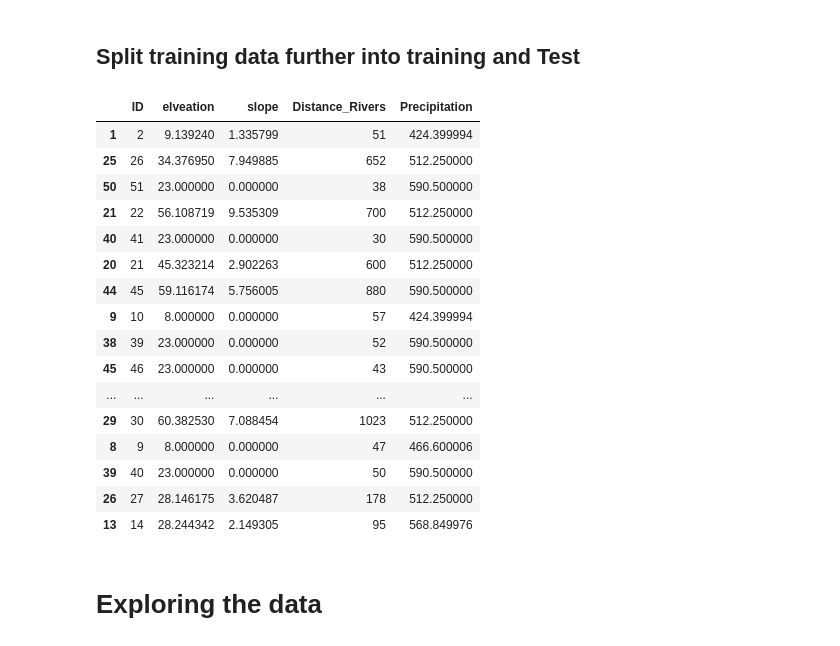
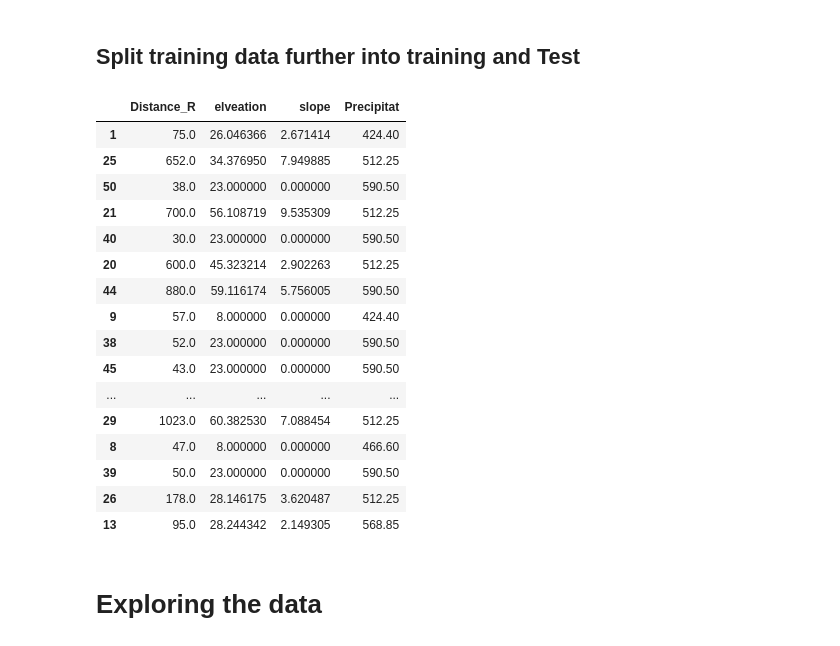
Before and after one commit to msiam14/ML-GIS-flood-prone, a Jupyter notebook: Flood.ipynb, the cells around one changed output. Drawn from its saved outputs; the diff is of its cells as text; code cells hidden in the pictures.

```diff
--- a/Flood.ipynb
+++ b/Flood.ipynb
@@ -6,6 +8,6 @@ import seaborn as sns
 # %% [markdown]
 ## Loading Data
 # %%
-df = pd.read_csv(r"flood4.csv")
+df = geopandas.read_file("data.shp")
 df.head(5)
 # %% [output]
@@ -21,27 +29,27 @@ df.head(5)
 from sklearn.model_selection import train_test_split
 # %%
 y = df['flood']
-x = df.drop (['flood'], axis = 1)
+x = df[["Distance_R" , "elveation" , "slope", "Precipitat"]]
 X_train, X_test, y_train, y_test= train_test_split(x, y, test_size = 0.30, random_state =55)
 X_train
 # %% [output]
-|  | ID | elveation | slope | Distance_Rivers | Precipitation |
-| 1 | 2 | 9.139240 | 1.335799 | 51 | 424.399994 |
-| 25 | 26 | 34.376950 | 7.949885 | 652 | 512.250000 |
-| 50 | 51 | 23.000000 | 0.000000 | 38 | 590.500000 |
-| 21 | 22 | 56.108719 | 9.535309 | 700 | 512.250000 |
-| 40 | 41 | 23.000000 | 0.000000 | 30 | 590.500000 |
-| 20 | 21 | 45.323214 | 2.902263 | 600 | 512.250000 |
-| 44 | 45 | 59.116174 | 5.756005 | 880 | 590.500000 |
-| 9 | 10 | 8.000000 | 0.000000 | 57 | 424.399994 |
-| 38 | 39 | 23.000000 | 0.000000 | 52 | 590.500000 |
-| 45 | 46 | 23.000000 | 0.000000 | 43 | 590.500000 |
-| ... | ... | ... | ... | ... | ... |
-| 29 | 30 | 60.382530 | 7.088454 | 1023 | 512.250000 |
-| 8 | 9 | 8.000000 | 0.000000 | 47 | 466.600006 |
-| 39 | 40 | 23.000000 | 0.000000 | 50 | 590.500000 |
-| 26 | 27 | 28.146175 | 3.620487 | 178 | 512.250000 |
-| 13 | 14 | 28.244342 | 2.149305 | 95 | 568.849976 |
+|  | Distance_R | elveation | slope | Precipitat |
+| 1 | 75.0 | 26.046366 | 2.671414 | 424.40 |
+| 25 | 652.0 | 34.376950 | 7.949885 | 512.25 |
+| 50 | 38.0 | 23.000000 | 0.000000 | 590.50 |
+| 21 | 700.0 | 56.108719 | 9.535309 | 512.25 |
+| 40 | 30.0 | 23.000000 | 0.000000 | 590.50 |
+| 20 | 600.0 | 45.323214 | 2.902263 | 512.25 |
+| 44 | 880.0 | 59.116174 | 5.756005 | 590.50 |
+| 9 | 57.0 | 8.000000 | 0.000000 | 424.40 |
+| 38 | 52.0 | 23.000000 | 0.000000 | 590.50 |
+| 45 | 43.0 | 23.000000 | 0.000000 | 590.50 |
+| ... | ... | ... | ... | ... |
+| 29 | 1023.0 | 60.382530 | 7.088454 | 512.25 |
+| 8 | 47.0 | 8.000000 | 0.000000 | 466.60 |
+| 39 | 50.0 | 23.000000 | 0.000000 | 590.50 |
+| 26 | 178.0 | 28.146175 | 3.620487 | 512.25 |
+| 13 | 95.0 | 28.244342 | 2.149305 | 568.85 |
 # %% [markdown]
 # Exploring the data
 # %%
```
Also changed, not shown: parts of 29 cells of this notebook.
